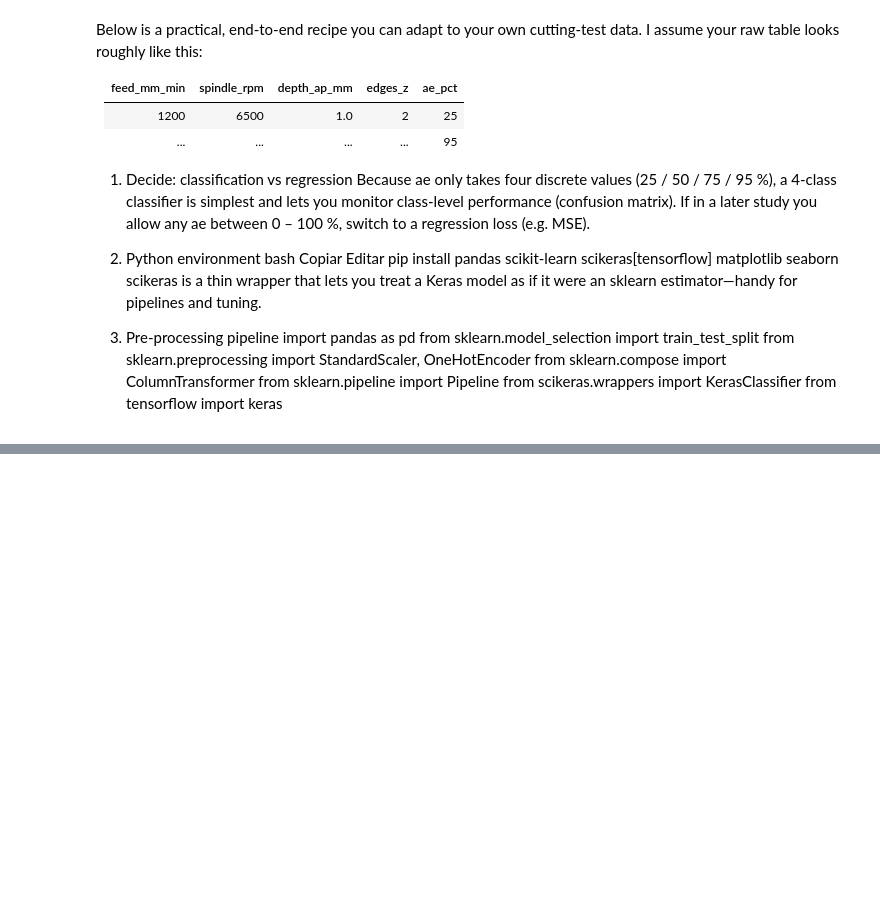
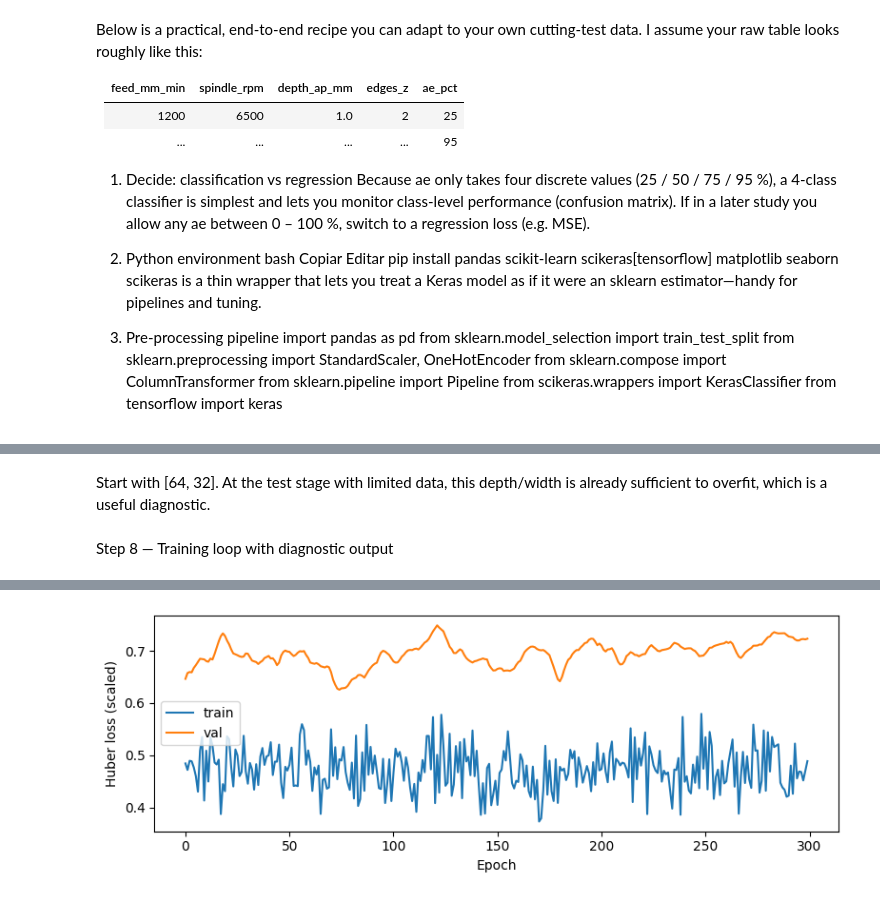
Before and after one commit to ThMRudolf/2026_EstanciaInvestigation_PTW, a Jupyter notebook: nb/ae_estimation_ann.ipynb, the cells around one changed output, grey strips where cells are left out. Saved outputs shown, nothing was run; the diff lists cells and outputs as text; code cells hidden in the pictures; blank space fills up the shorter version.

```diff
--- a/nb/ae_estimation_ann.ipynb
+++ b/nb/ae_estimation_ann.ipynb
@@ -422,0 +391,18 @@ print("MAE (%):", mean_absolute_error(ae_true_pct, ae_pred_pct))
+# %%
+class AeEstimatorMLP(nn.Module):
+    def __init__(self, n_features: int, hidden: list[int] = [64, 32], dropout: float = 0.2):
+        super().__init__()
+        layers = []
+        in_dim = n_features
+        for h in hidden:
+            layers += [nn.Linear(in_dim, h), nn.ReLU(), nn.Dropout(dropout)]
+            in_dim = h
+        layers.append(nn.Linear(in_dim, 1))
+        self.net = nn.Sequential(*layers)
+
+    def forward(self, x):
+        return self.net(x).squeeze(-1)
+
+n_features = X_train_sc.shape[1]
+model = AeEstimatorMLP(n_features=n_features, hidden=[64, 32], dropout=0.2)
+print(model)
@@ -422,0 +421,50 @@ print("MAE (%):", mean_absolute_error(ae_true_pct, ae_pred_pct))
+# %% [markdown]
+Start with [64, 32]. At the test stage with limited data, this depth/width is already sufficient to overfit, which is a useful diagnostic.
+# %% [markdown]
+Step 8 — Training loop with diagnostic output
+# %%
+class MillingDataset(Dataset):
+    def __init__(self, X, y):
+        self.X = torch.tensor(X, dtype=torch.float32)
+        self.y = torch.tensor(y, dtype=torch.float32)
+    def __len__(self): return len(self.y)
+    def __getitem__(self, i): return self.X[i], self.y[i]
+
+train_loader = DataLoader(MillingDataset(X_train_sc, y_train_sc),
+                          batch_size=16, shuffle=True)
+val_loader   = DataLoader(MillingDataset(X_test_sc,  y_test_sc),
+                          batch_size=len(X_test_sc))
+
+optimizer = torch.optim.Adam(model.parameters(), lr=1e-3, weight_decay=1e-4)
+criterion = nn.HuberLoss(delta=1.0)   # more robust than MSE for small datasets
+
+train_losses, val_losses = [], []
+
+EPOCHS = 300
+for epoch in range(EPOCHS):
+    model.train()
+    batch_losses = []
+    for X_b, y_b in train_loader:
+        optimizer.zero_grad()
+        loss = criterion(model(X_b), y_b)
+        loss.backward()
+        optimizer.step()
+        batch_losses.append(loss.item())
+    train_losses.append(np.mean(batch_losses))
+
+    model.eval()
+    with torch.no_grad():
+        for X_v, y_v in val_loader:
+            val_loss = criterion(model(X_v), y_v).item()
+    val_losses.append(val_loss)
+
+    if (epoch + 1) % 50 == 0:
+        print(f"Epoch {epoch+1:4d} | train loss {train_losses[-1]:.4f} | val loss {val_losses[-1]:.4f}")
+
+# Plot learning curves
+plt.figure(figsize=(8, 3))
+plt.plot(train_losses, label="train")
+plt.plot(val_losses,   label="val")
+plt.xlabel("Epoch"); plt.ylabel("Huber loss (scaled)")
+plt.legend(); plt.tight_layout(); plt.show()
+# %% [output]
@@ -422,0 +477 @@ print("MAE (%):", mean_absolute_error(ae_true_pct, ae_pred_pct))
+[figure, added]
```
Also changed, not shown: parts of 33 cells of this notebook, 4 other files.
